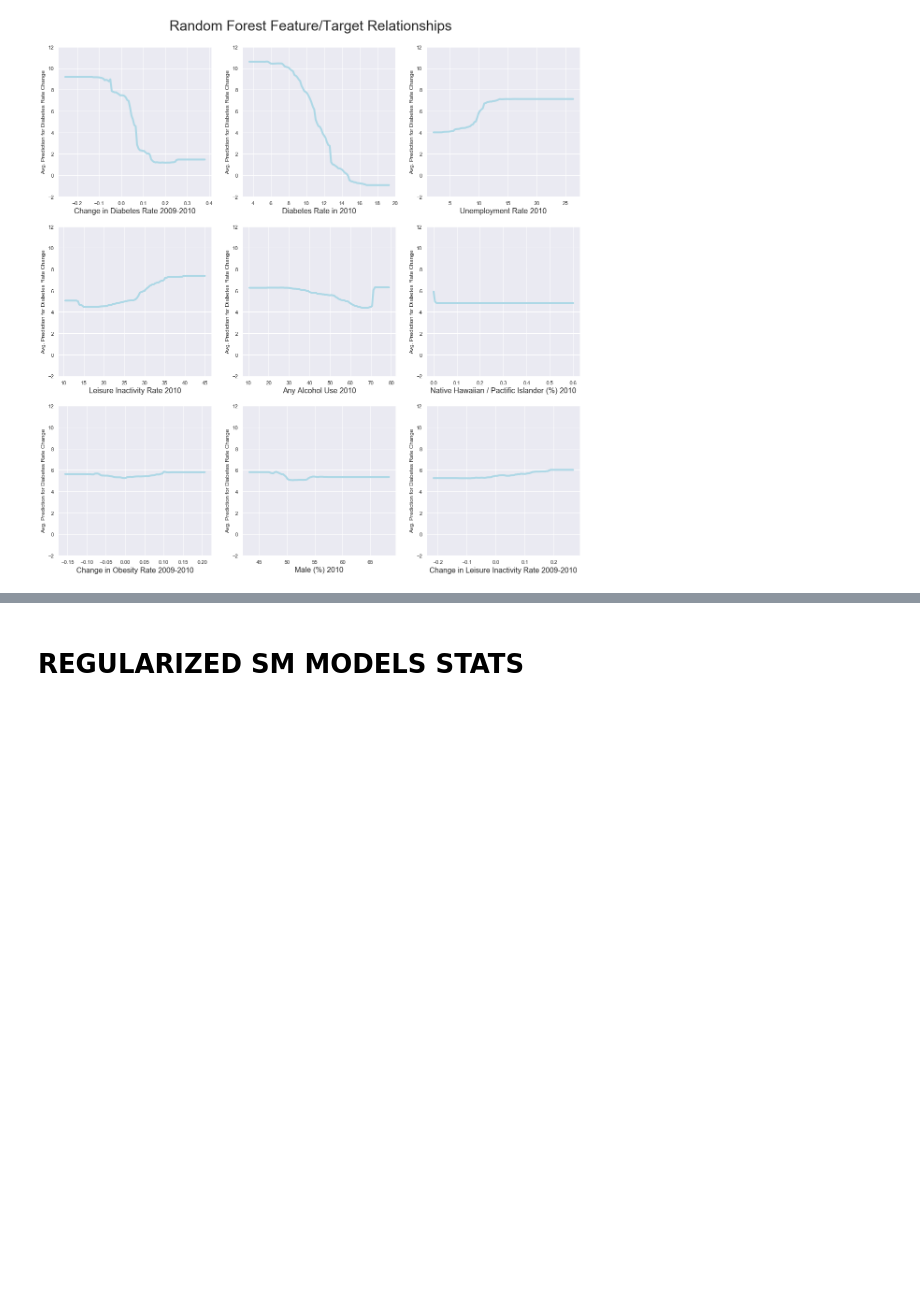
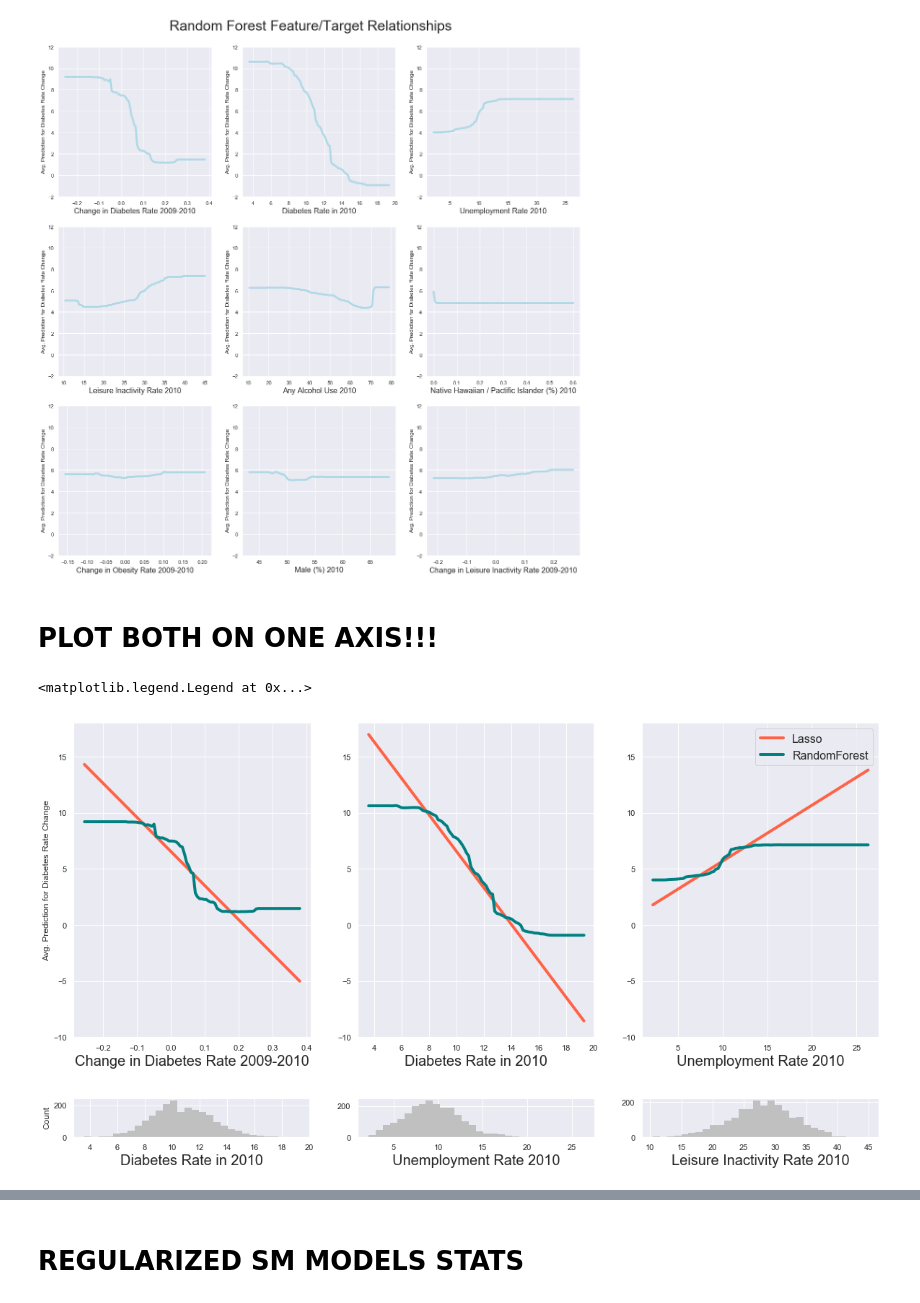
Before and after one commit to lbordz/diabetes-rates-prediction, a Jupyter notebook: EDA_and_modelling/Final_Models_and_Plots.ipynb, the cells around one changed output, grey strips where cells are left out. Saved outputs shown, nothing was run; the diff lists cells and outputs as text; code cells hidden in the pictures; blank space fills up the shorter version.

```diff
--- a/EDA_and_modelling/Final_Models_and_Plots.ipynb
+++ b/EDA_and_modelling/Final_Models_and_Plots.ipynb
@@ -867,3 +883,9 @@ fig.subplots_adjust(hspace=.2)
 plt.savefig('../images/rfrelationships.png')
 # %% [output]
 [figure]
+# %% [markdown]
+# PLOT BOTH ON ONE AXIS!!!
+# %%
+top_5_both = ["DB:2009-2010:Rate_Change", "DB:2010:percent", "UnemploymentRate:2010", "LI:2010:percent",
+              "Alcohol:Any:2010", "ST:_Texas", "CEN:2010:NAC",  "ST:_Iowa", "OB:2009-2010:Rate_Change",
+              "ST:_Alaska"]
@@ -869,0 +932,42 @@ plt.savefig('../images/rfrelationships.png')
+# %%
+fig, axs = plt.subplots(1, 3, figsize=(20,8))    #was 20, 8
+af = axs.flatten()
+#fig.suptitle("Feature/Target Relationships",  fontsize=30, y = .92)
+
+
+for i, col in enumerate(top_5_both[0:3]):
+    pdp_both_models(lassobest, rfbest, col, 100, af[i], -10, 18)
+
+af[0].set_ylabel("Avg. Prediction for Diabetes Rate Change")
+
+fig.subplots_adjust(hspace=.2)
+
+plt.legend(prop={'size': 16})
+
+#plt.savefig('../images/compare_relationships.png')
+# %% [output]
+<matplotlib.legend.Legend at 0x...>
+[figure, added]
+# %%
+fig, axs = plt.subplots(1, 3, figsize=(20,1))
+af = axs.flatten()
+#fig.suptitle("Feature/Target Relationships",  fontsize=30, y = .92)
+
+
+for i, col in enumerate(top_5_both[1:4]):
+#     if col == "CEN:2010:NAC":
+#         af[i].hist(X_train["CEN:2010:NAC"].sort_values()[:-4], bins = 30, color = "#C0C0C0", edgecolor = "none") #background = "white")
+#         af[i].set_xlim(-0.001, .03)
+#     else:
+    af[i].hist(X_train[col], bins = 30, color = "#C0C0C0", edgecolor = "none") #background = "white")
+    af[i].set_xlabel(colnamemap[col], fontsize=20)
+
+
+
+af[0].set_ylabel("Count")
+
+fig.subplots_adjust(hspace=.2)
+
+#plt.savefig('../images/compare_relationships.png')
+# %% [output]
+[figure, added]
```
Also changed, not shown: parts of 29 cells of this notebook.
